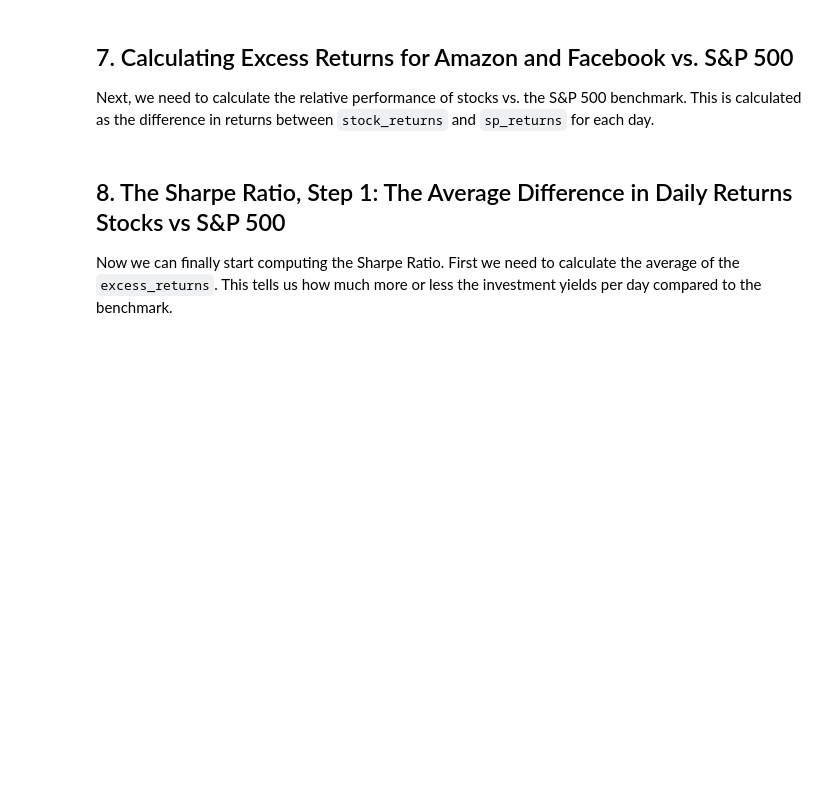
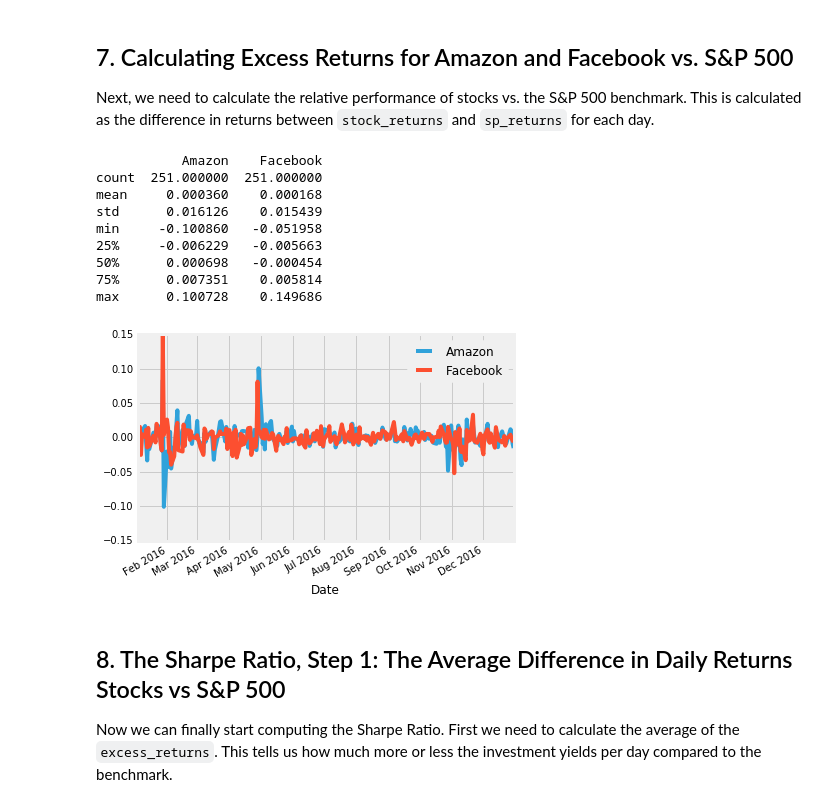
Before and after one commit to Rathin91/Risk-and-Returns-of-Sharpe-Ratio, a Jupyter notebook: notebook.ipynb, the cells around one changed output. Cells and saved outputs as stored; diff of their text form; code cells hidden in the pictures; blank space fills up the shorter version.

```diff
--- a/notebook.ipynb
+++ b/notebook.ipynb
@@ -100,6 +143,27 @@ max    2271.720000
 # %% [markdown]
 ## 7. Calculating Excess Returns for Amazon and Facebook vs. S&P 500
 <p>Next, we need to calculate the relative performance of stocks vs. the S&amp;P 500 benchmark. This is calculated as the difference in returns between <code>stock_returns</code> and <code>sp_returns</code> for each day.</p>
+# %%
+# calculate the difference in daily returns
+excess_returns = stock_returns.sub(sp_returns, axis = 0)
+
+# plot the excess_returns
+excess_returns.plot()
+
+
+# summarize the excess_returns
+print(excess_returns.describe())
+# %% [output]
+           Amazon    Facebook
+count  251.000000  251.000000
+mean     0.000360    0.000168
+std      0.016126    0.015439
+min     -0.100860   -0.051958
+25%     -0.006229   -0.005663
+50%      0.000698   -0.000454
+75%      0.007351    0.005814
+max      0.100728    0.149686
+[figure, added]
 # %% [markdown]
 ## 8. The Sharpe Ratio, Step 1: The Average Difference in Daily Returns Stocks vs S&P 500
 <p>Now we can finally start computing the Sharpe Ratio. First we need to calculate the average of the <code>excess_returns</code>. This tells us how much more or less the investment yields per day compared to the benchmark.</p>
```
Also changed, not shown: parts of 6 cells of this notebook.
